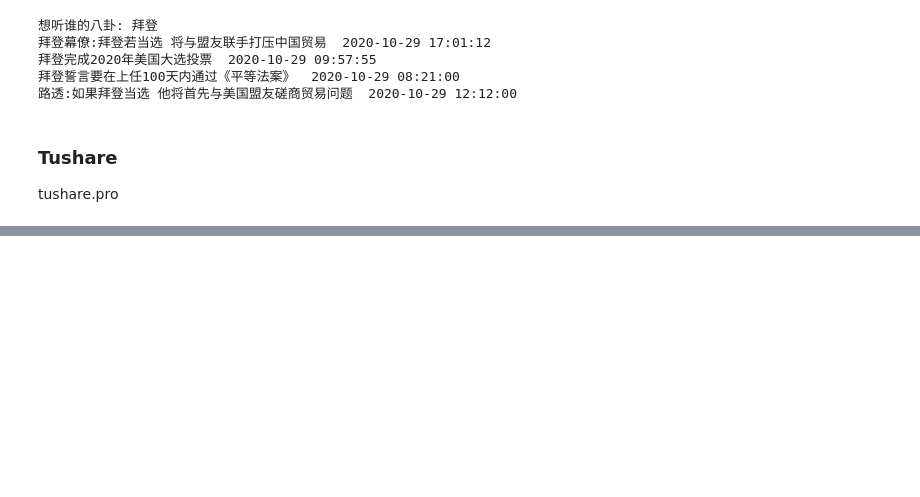
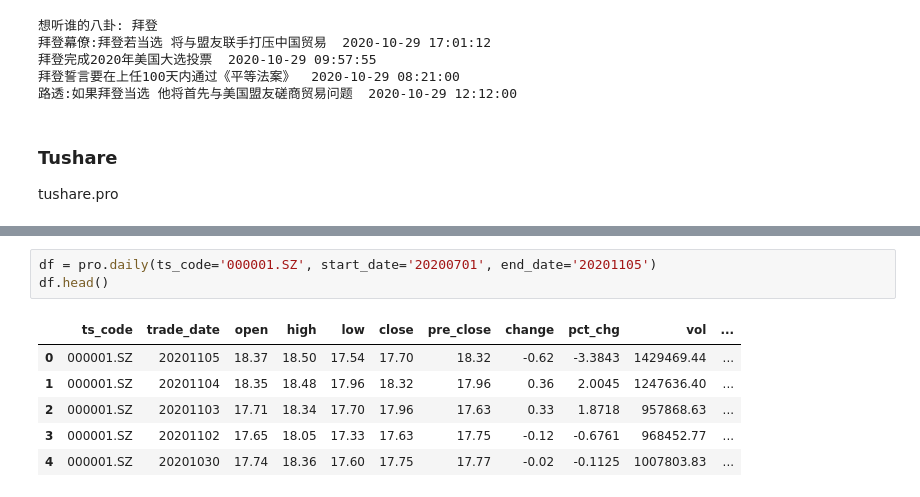
Before and after one commit to xinihe/jrxy_python_course, a Jupyter notebook: DataSession/API_and_Data_Retrieval.ipynb, the cells around one changed output, grey strips where cells are left out. Cells and saved outputs as stored; diff of their text form; blank space fills up the shorter version.

```diff
--- a/DataSession/API_and_Data_Retrieval.ipynb
+++ b/DataSession/API_and_Data_Retrieval.ipynb
@@ -208,0 +247,10 @@ df = pro.fund_company()
+# %%
+df = pro.daily(ts_code='000001.SZ', start_date='20200701', end_date='20201105')
+df.head()
+# %% [output]
+|  | ts_code | trade_date | open | high | low | close | pre_close | change | pct_chg | vol | ... |
+| 0 | 000001.SZ | 20201105 | 18.37 | 18.50 | 17.54 | 17.70 | 18.32 | -0.62 | -3.3843 | 1429469.44 | ... |
+| 1 | 000001.SZ | 20201104 | 18.35 | 18.48 | 17.96 | 18.32 | 17.96 | 0.36 | 2.0045 | 1247636.40 | ... |
+| 2 | 000001.SZ | 20201103 | 17.71 | 18.34 | 17.70 | 17.96 | 17.63 | 0.33 | 1.8718 | 957868.63 | ... |
+| 3 | 000001.SZ | 20201102 | 17.65 | 18.05 | 17.33 | 17.63 | 17.75 | -0.12 | -0.6761 | 968452.77 | ... |
+| 4 | 000001.SZ | 20201030 | 17.74 | 18.36 | 17.60 | 17.75 | 17.77 | -0.02 | -0.1125 | 1007803.83 | ... |
```
Also changed, not shown: parts of 10 cells of this notebook, 3 other files.
